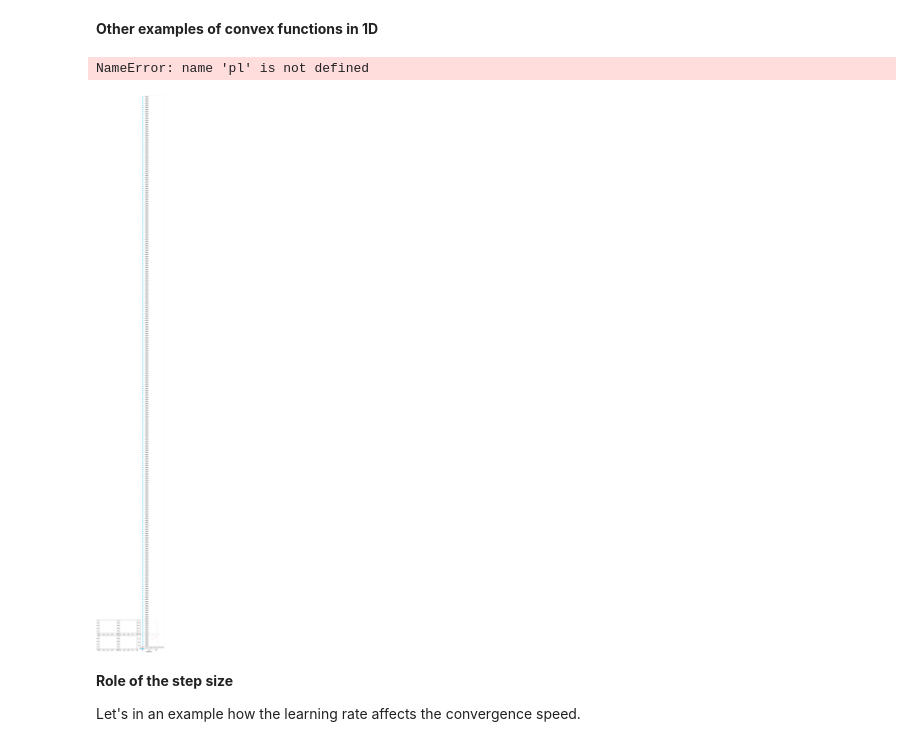
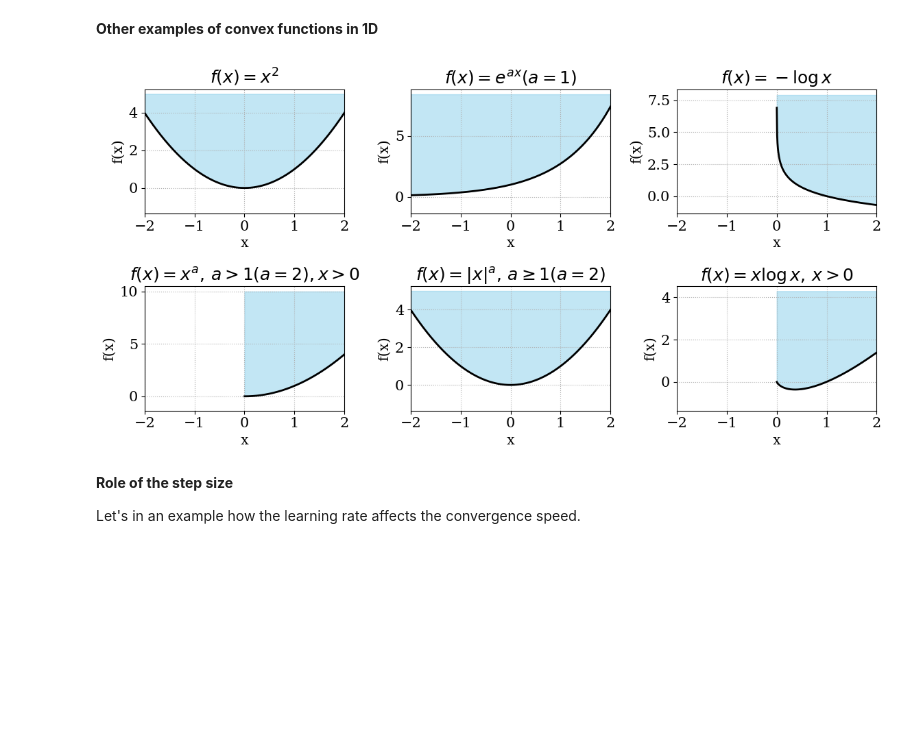
Before and after one commit to felipe-tobar/Maths-for-ML, a Jupyter notebook: tutorials/optimisation.ipynb, the cells around one changed output. Cells and saved outputs as stored; diff of their text form; code cells hidden in the pictures; blank space fills up the shorter version.

```diff
--- a/tutorials/optimisation.ipynb
+++ b/tutorials/optimisation.ipynb
@@ -469,16 +469,6 @@ x_pos = np.linspace(1e-3, 3, 400)  # for x > 0 cases
 a = 1.0  # can adjust for exponential and power cases
 
 # 1. f(x) = x^2
-
-# query/prediccion
-X_tilda_reg = np.vstack((np.linspace(13, 21, 9), np.ones(9)))
-
-# plot
-plt.plot(X, Y, 'o', c='#00BFFF',ms=9, label='Data')
-plt.plot(X_tilda_reg[0, :], w_opt.dot(X_tilda_reg), 'r', lw=3, label='Linear regression prediction')
-plt.legend()
-plt.xlabel('Chirp/sec')
-pl
 f1 = x1**2
 axes[0].plot(x1, f1, 'k', lw=2)
 axes[0].fill_between(x1, f1, f1.max()+1, color='skyblue', alpha=0.5)
@@ -499,35 +489,34 @@ axes[2].set_title(r"$f(x) = -\log x$")
 # 4. f(x) = x^a, a>1
 a_power = 2
 f4 = x_pos**a_power
 axes[3].plot(x_pos, f4, 'k', lw=2)
 axes[3].fill_between(x_pos, f4, f4.max()+1, color='skyblue', alpha=0.5)
 axes[3].set_title(r"$f(x) = x^a,\, a>1 (a=2), x>0$")
 
 # 5. f(x) = |x|^a, a≥1
 f5 = np.abs(x1)**a_power
 axes[4].plot(x1, f5, 'k', lw=2)
 axes[4].fill_between(x1, f5, f5.max()+1, color='skyblue', alpha=0.5)
 axes[4].set_title(r"$f(x) = |x|^a,\, a \geq 1 (a=2)$")
 
 # 6. f(x) = x log x
 f6 = x_pos * np.log(x_pos)
 axes[5].plot(x_pos, f6, 'k', lw=2)
 axes[5].fill_between(x_pos, f6, f6.max()+1, color='skyblue', alpha=0.5)
 axes[5].set_title(r"$f(x) = x\log x,\, x>0$")
 
 # Clean up
 for ax in axes:
     ax.grid(True, ls=":")
     ax.set_xlim(x1.min(), x1.max())
     ax.set_ylim(bottom=min(f6.min(), f1.min()) - 1)
     ax.set_xlabel("x")
     ax.set_ylabel("f(x)")
 
 plt.tight_layout()
 plt.savefig("../img/optimisation_convex_1d_examples.pdf");
 # %% [output]
-NameError: name 'pl' is not defined
-[figure, old version]
+[figure, new version]
 # %% [markdown]
 **Role of the step size**
 
```
Also changed, not shown: parts of 1 cell of this notebook, 1 other file.
